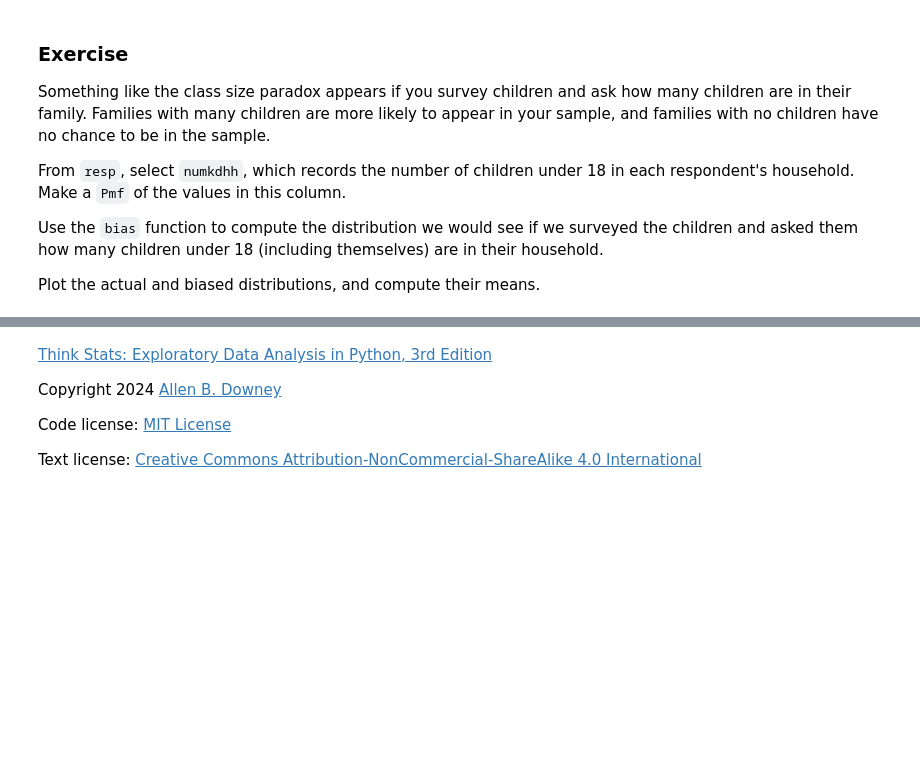
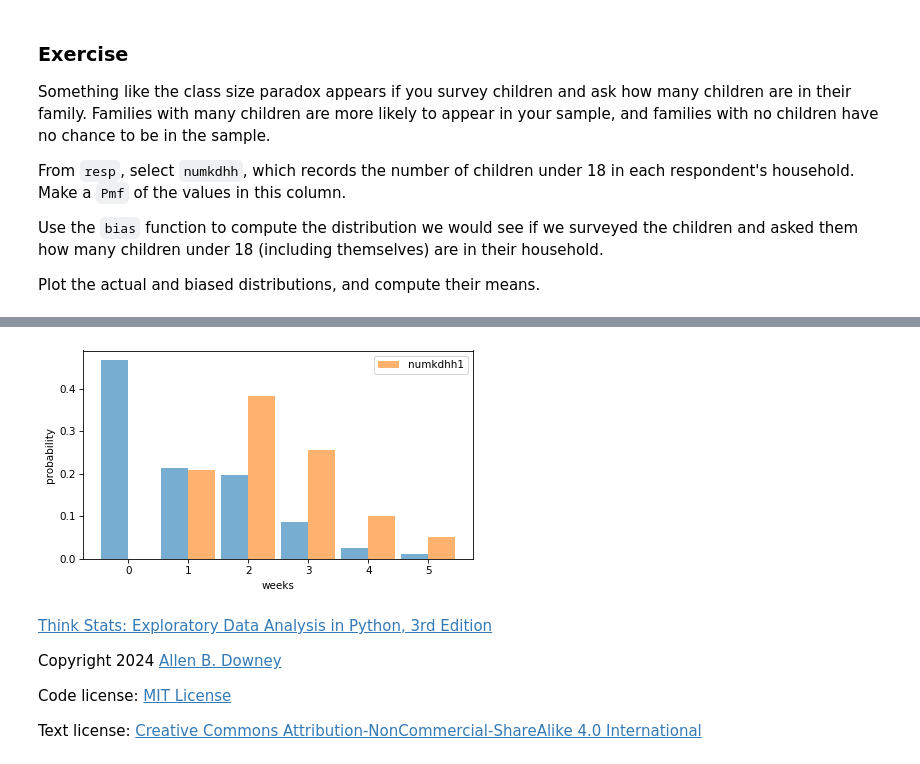
Before and after one commit to tomedds/think_stats_colab, a Jupyter notebook: nb/chap03.ipynb, the cells around one changed output, grey strips where cells are left out. Drawn from its saved outputs; the diff is of its cells as text; code cells hidden in the pictures; blank space fills up the shorter version.

```diff
--- a/nb/chap03.ipynb
+++ b/nb/chap03.ipynb
@@ -637,3 +637,5 @@ Use the `bias` function to compute the distribution we would see if we surveyed
 Plot the actual and biased distributions, and compute their means.
 # %%
 # Solution goes here
+numkdhh = Pmf.from_seq(resp["numkdhh"])
+numkdhh
@@ -640,2 +652,5 @@ Plot the actual and biased distributions, and compute their means.
 # %%
 # Solution goes here
+#bias = numkdhh.bias()
+bias1 = bias(numkdhh, "numkdhh1")
+bias1
@@ -642,5 +666,10 @@ Plot the actual and biased distributions, and compute their means.
 # %%
 # Solution goes here
+two_bar_plots(numkdhh, bias1)
+# decorate(xlabel="weeks", ylabel="probability", xlim=[20, 50])
+decorate(xlabel="weeks", ylabel="probability")
+# %% [output]
+[figure, added]
 # %%
 # Solution goes here
 # %% [markdown]
```
Also changed, not shown: parts of 2 cells of this notebook.
